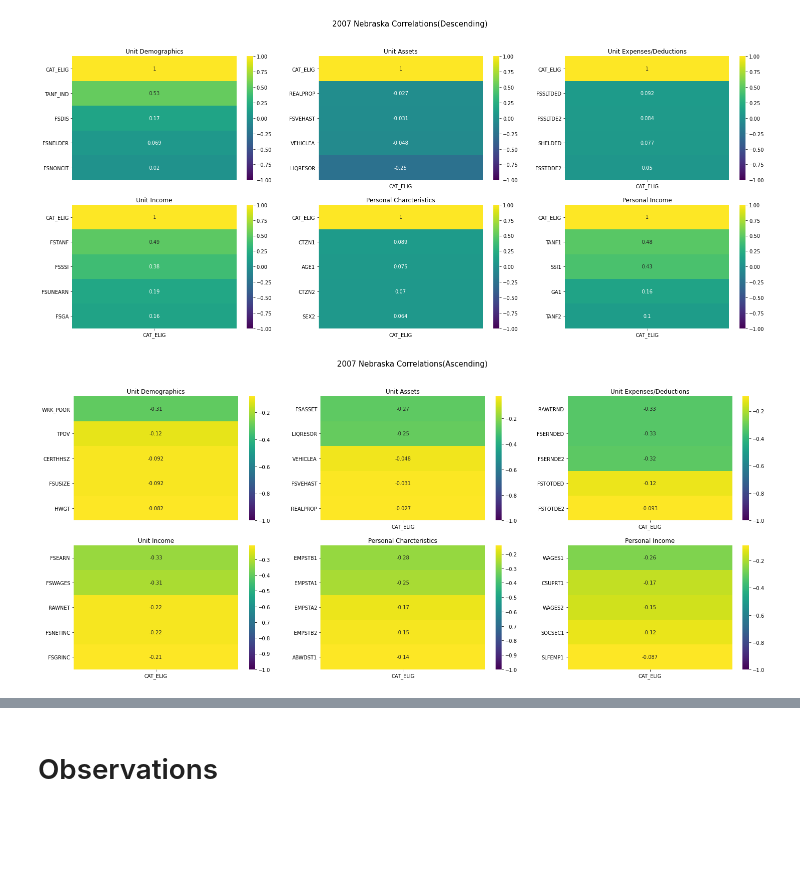
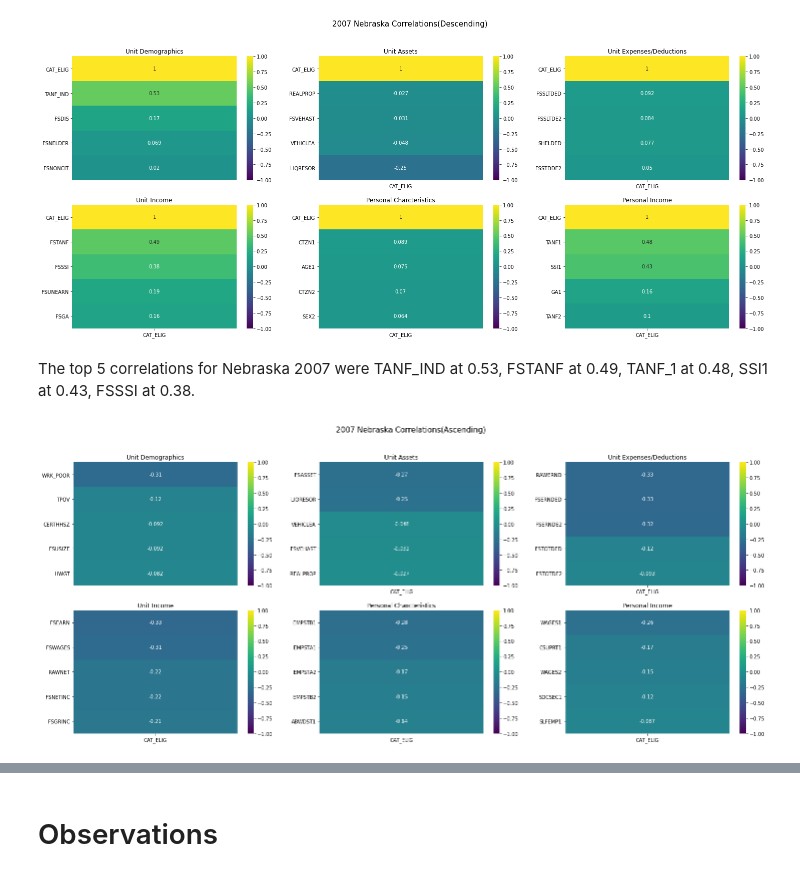
Before and after one commit to bhaktihpat/SNAP, a Jupyter notebook: 2_Correlations.ipynb, the cells around one changed output, grey strips where cells are left out. Cells and saved outputs as stored; diff of their text form; code cells hidden in the pictures; blank space fills up the shorter version.

```diff
--- a/2_Correlations.ipynb
+++ b/2_Correlations.ipynb
@@ -181,33 +183,35 @@ plt.yticks(rotation=0)
 plt.savefig('./images/correlations/corrD_ne07.png');
 # %% [output]
 [figure]
+# %% [markdown]
+The top 5 correlations for Nebraska 2007 were TANF_IND at 0.53, FSTANF at 0.49, TANF_1 at 0.48, SSI1 at 0.43, FSSSI at 0.38.
 # %%
 plt.figure(figsize= (25,10))
 plt.suptitle("2007 Nebraska Correlations(Ascending)",fontsize=15)
 plt.subplot(2,3,1)
-sns.heatmap(sc.corr_df(ref.unit07_demo, ne07).corr()[['CAT_ELIG']].sort_values(by = 'CAT_ELIG',ascending=True).head(5),vmin=-1,cmap='viridis',annot=True,xticklabels=[])
+sns.heatmap(sc.corr_df(ref.unit07_demo, ne07).corr()[['CAT_ELIG']].sort_values(by = 'CAT_ELIG',ascending=True).head(5),vmin=-1,vmax=1,cmap='viridis',annot=True,xticklabels=[])
 plt.title("Unit Demographics")
 plt.yticks(rotation=0)
 plt.subplot(2,3,2)
-sns.heatmap(sc.corr_df(ref.unit07_assets, ne07).corr()[['CAT_ELIG']].sort_values(by = 'CAT_ELIG',ascending=True).head(5),vmin=-1,cmap='viridis',annot=True)
+sns.heatmap(sc.corr_df(ref.unit07_assets, ne07).corr()[['CAT_ELIG']].sort_values(by = 'CAT_ELIG',ascending=True).head(5),vmin=-1,vmax=1,cmap='viridis',annot=True)
 plt.title("Unit Assets")
 plt.yticks(rotation=0)
 plt.subplot(2,3,3)
-sns.heatmap(sc.corr_df(ref.unit07_exded, ne07).corr()[['CAT_ELIG']].sort_values(by = 'CAT_ELIG',ascending=True).head(5),vmin=-1,cmap='viridis',annot=True)
+sns.heatmap(sc.corr_df(ref.unit07_exded, ne07).corr()[['CAT_ELIG']].sort_values(by = 'CAT_ELIG',ascending=True).head(5),vmin=-1,vmax=1,cmap='viridis',annot=True)
 plt.title("Unit Expenses/Deductions")
 plt.yticks(rotation=0)
 plt.subplot(2,3,4)
-sns.heatmap(sc.corr_df(ref.unit07_inc, ne07).corr()[['CAT_ELIG']].sort_values(by = 'CAT_ELIG',ascending=True).head(5),vmin=-1,cmap='viridis',annot=True)
+sns.heatmap(sc.corr_df(ref.unit07_inc, ne07).corr()[['CAT_ELIG']].sort_values(by = 'CAT_ELIG',ascending=True).head(5),vmin=-1,vmax=1,cmap='viridis',annot=True)
 plt.title("Unit Income")
 plt.yticks(rotation=0)
 plt.subplot(2,3,5)
-sns.heatmap(sc.corr_numcol(ref.per07_char, ne07).corr()[['CAT_ELIG']].sort_values(by = 'CAT_ELIG',ascending=True).head(5),vmin=-1,cmap='viridis',annot=True)
+sns.heatmap(sc.corr_numcol(ref.per07_char, ne07).corr()[['CAT_ELIG']].sort_values(by = 'CAT_ELIG',ascending=True).head(5),vmin=-1,vmax=1,cmap='viridis',annot=True)
 plt.title("Personal Charcteristics")
 plt.yticks(rotation=0)
 plt.subplot(2,3,6)
-sns.heatmap(sc.corr_numcol(ref.per07_inc, ne07).corr()[['CAT_ELIG']].sort_values(by = 'CAT_ELIG',ascending=True).head(5),vmin=-1,cmap='viridis',annot=True)
+sns.heatmap(sc.corr_numcol(ref.per07_inc, ne07).corr()[['CAT_ELIG']].sort_values(by = 'CAT_ELIG',ascending=True).head(5),vmin=-1,vmax=1,cmap='viridis',annot=True)
 plt.title("Personal Income")
 plt.yticks(rotation=0)
 plt.savefig('./images/correlations/corrA_ne07.png');
 # %% [output]
-[figure, old version]
+[figure, new version]
```
Also changed, not shown: parts of 19 cells of this notebook, 10 other files.
